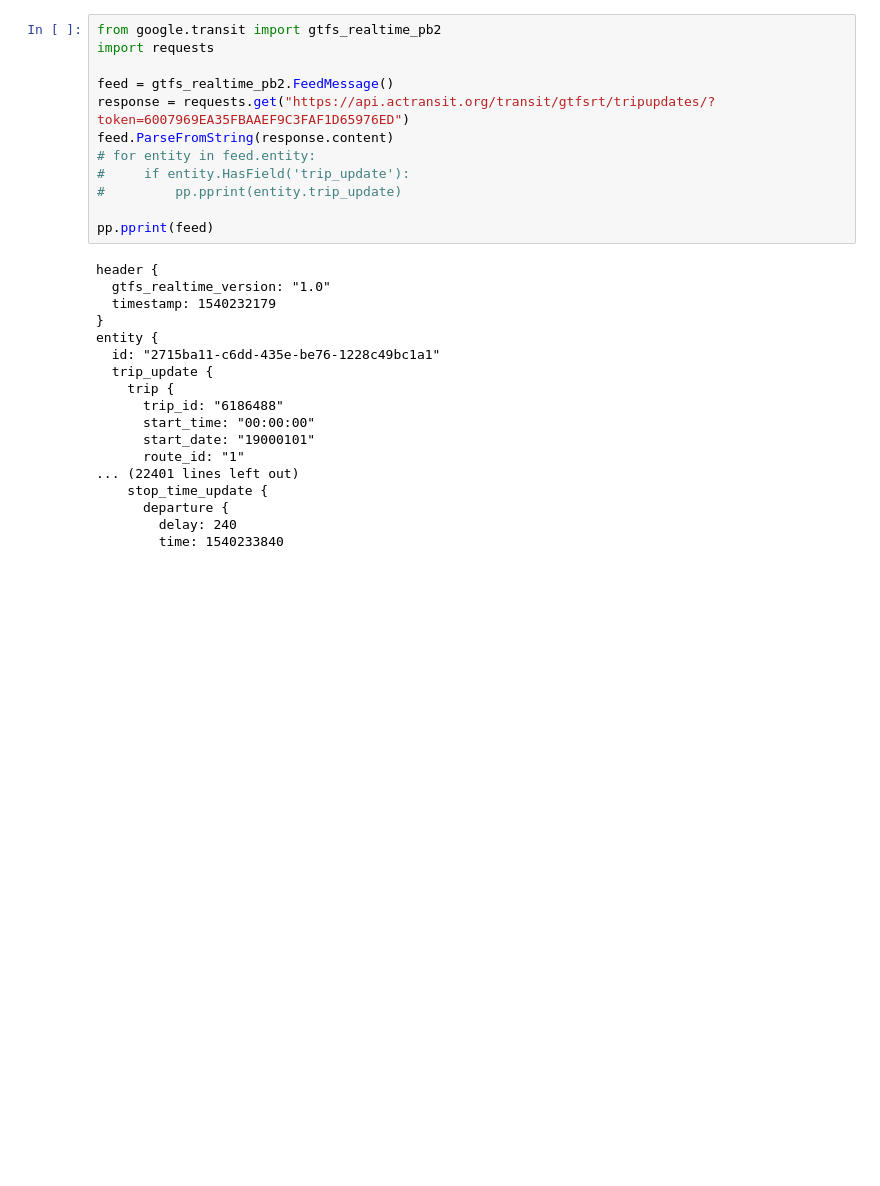
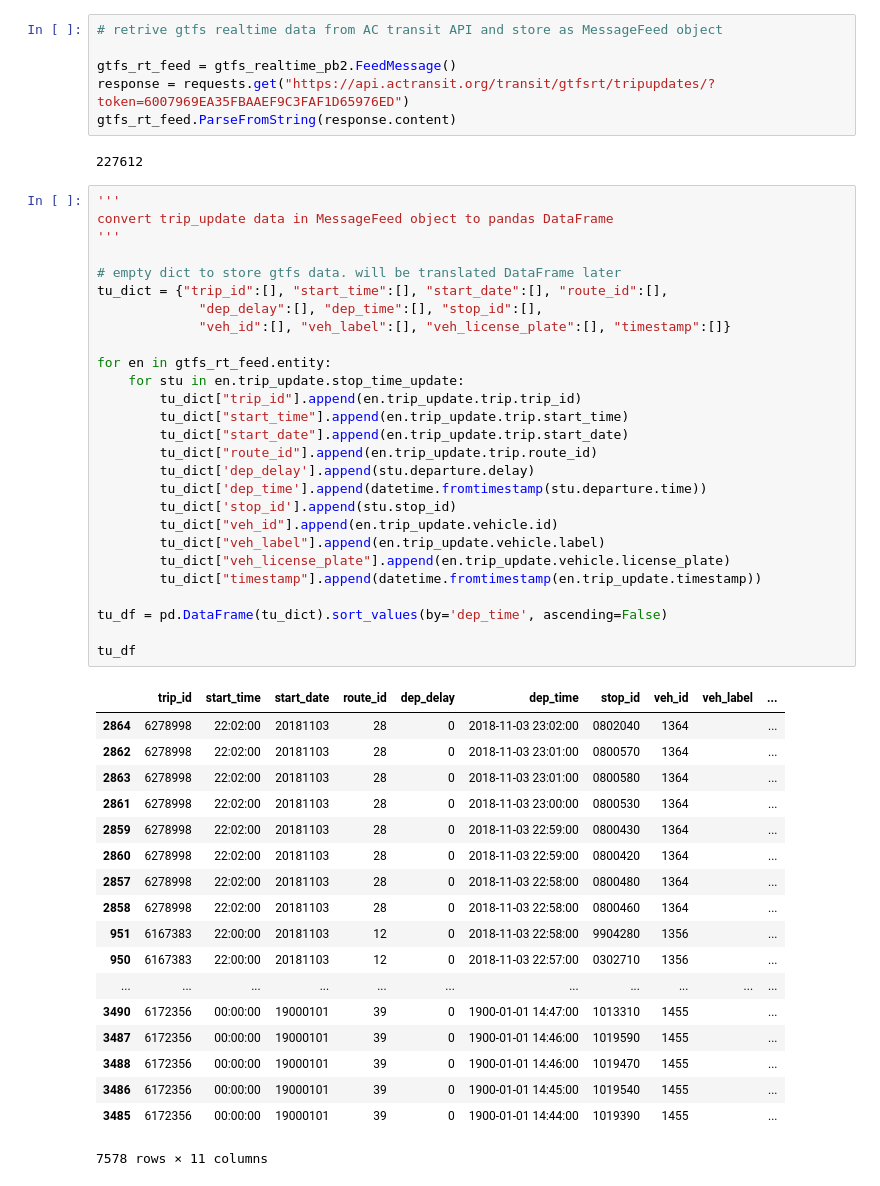
Before and after one commit to tkino15/CP255_final_project, a Jupyter notebook: Final_Project.ipynb, the cells around one changed output. Cells and saved outputs as stored; diff of their text form; blank space fills up the shorter version.

Commit message:
cleaning data

```diff
--- a/Final_Project.ipynb
+++ b/Final_Project.ipynb
@@ -39,30 +15,54 @@ Route Name:52
 # %%
-from google.transit import gtfs_realtime_pb2
-import requests
+# retrive gtfs realtime data from AC transit API and store as MessageFeed object
 
-feed = gtfs_realtime_pb2.FeedMessage()
+gtfs_rt_feed = gtfs_realtime_pb2.FeedMessage()
 response = requests.get("https://api.actransit.org/transit/gtfsrt/tripupdates/?token=6007969EA35FBAAEF9C3FAF1D65976ED")
-feed.ParseFromString(response.content)
-# for entity in feed.entity:
-#     if entity.HasField('trip_update'):
-#         pp.pprint(entity.trip_update)
-
-pp.pprint(feed)
+gtfs_rt_feed.ParseFromString(response.content)
 # %% [output]
-header {
-  gtfs_realtime_version: "1.0"
-  timestamp: 1540232179
-}
-entity {
-  id: "2715ba11-c6dd-435e-be76-1228c49bc1a1"
-  trip_update {
-    trip {
-      trip_id: "6186488"
-      start_time: "00:00:00"
-      start_date: "19000101"
-      route_id: "1"
-... (22401 lines left out)
-    stop_time_update {
-      departure {
-        delay: 240
-        time: 1540233840
+227612
+# %%
+'''
+convert trip_update data in MessageFeed object to pandas DataFrame
+'''
+
+# empty dict to store gtfs data. will be translated DataFrame later
+tu_dict = {"trip_id":[], "start_time":[], "start_date":[], "route_id":[],
+             "dep_delay":[], "dep_time":[], "stop_id":[],
+             "veh_id":[], "veh_label":[], "veh_license_plate":[], "timestamp":[]}
+
+for en in gtfs_rt_feed.entity:
+    for stu in en.trip_update.stop_time_update:
+        tu_dict["trip_id"].append(en.trip_update.trip.trip_id)
+        tu_dict["start_time"].append(en.trip_update.trip.start_time)
+        tu_dict["start_date"].append(en.trip_update.trip.start_date)
+        tu_dict["route_id"].append(en.trip_update.trip.route_id)
+        tu_dict['dep_delay'].append(stu.departure.delay)
+        tu_dict['dep_time'].append(datetime.fromtimestamp(stu.departure.time))
+        tu_dict['stop_id'].append(stu.stop_id)
+        tu_dict["veh_id"].append(en.trip_update.vehicle.id)
+        tu_dict["veh_label"].append(en.trip_update.vehicle.label)
+        tu_dict["veh_license_plate"].append(en.trip_update.vehicle.license_plate)
+        tu_dict["timestamp"].append(datetime.fromtimestamp(en.trip_update.timestamp))
+
+tu_df = pd.DataFrame(tu_dict).sort_values(by='dep_time', ascending=False)
+
+tu_df
+# %% [output]
+|  | trip_id | start_time | start_date | route_id | dep_delay | dep_time | stop_id | veh_id | veh_label | ... |
+| 2864 | 6278998 | 22:02:00 | 20181103 | 28 | 0 | 2018-11-03 23:02:00 | 0802040 | 1364 |  | ... |
+| 2862 | 6278998 | 22:02:00 | 20181103 | 28 | 0 | 2018-11-03 23:01:00 | 0800570 | 1364 |  | ... |
+| 2863 | 6278998 | 22:02:00 | 20181103 | 28 | 0 | 2018-11-03 23:01:00 | 0800580 | 1364 |  | ... |
+| 2861 | 6278998 | 22:02:00 | 20181103 | 28 | 0 | 2018-11-03 23:00:00 | 0800530 | 1364 |  | ... |
+| 2859 | 6278998 | 22:02:00 | 20181103 | 28 | 0 | 2018-11-03 22:59:00 | 0800430 | 1364 |  | ... |
+| 2860 | 6278998 | 22:02:00 | 20181103 | 28 | 0 | 2018-11-03 22:59:00 | 0800420 | 1364 |  | ... |
+| 2857 | 6278998 | 22:02:00 | 20181103 | 28 | 0 | 2018-11-03 22:58:00 | 0800480 | 1364 |  | ... |
+| 2858 | 6278998 | 22:02:00 | 20181103 | 28 | 0 | 2018-11-03 22:58:00 | 0800460 | 1364 |  | ... |
+| 951 | 6167383 | 22:00:00 | 20181103 | 12 | 0 | 2018-11-03 22:58:00 | 9904280 | 1356 |  | ... |
+| 950 | 6167383 | 22:00:00 | 20181103 | 12 | 0 | 2018-11-03 22:57:00 | 0302710 | 1356 |  | ... |
+| ... | ... | ... | ... | ... | ... | ... | ... | ... | ... | ... |
+| 3490 | 6172356 | 00:00:00 | 19000101 | 39 | 0 | 1900-01-01 14:47:00 | 1013310 | 1455 |  | ... |
+| 3487 | 6172356 | 00:00:00 | 19000101 | 39 | 0 | 1900-01-01 14:46:00 | 1019590 | 1455 |  | ... |
+| 3488 | 6172356 | 00:00:00 | 19000101 | 39 | 0 | 1900-01-01 14:46:00 | 1019470 | 1455 |  | ... |
+| 3486 | 6172356 | 00:00:00 | 19000101 | 39 | 0 | 1900-01-01 14:45:00 | 1019540 | 1455 |  | ... |
+| 3485 | 6172356 | 00:00:00 | 19000101 | 39 | 0 | 1900-01-01 14:44:00 | 1019390 | 1455 |  | ... |
+7578 rows × 11 columns
```
Also changed, not shown: parts of 15 cells of this notebook, 1 other file.
